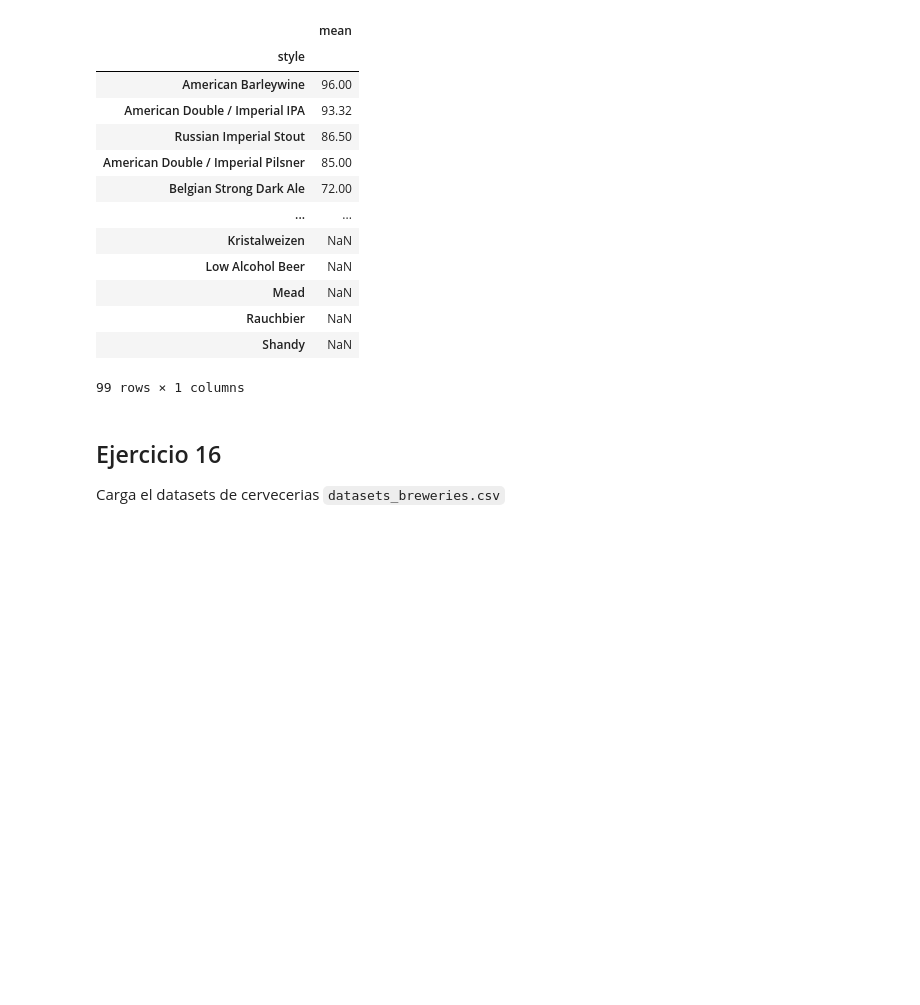
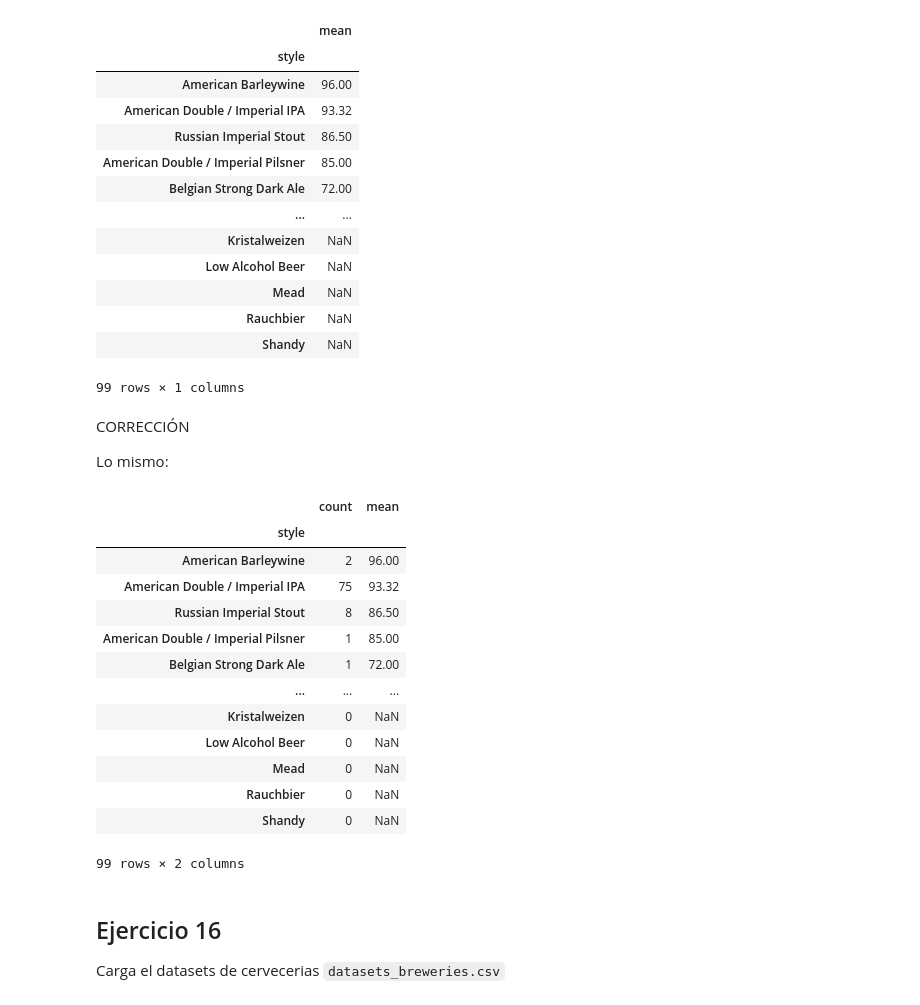
Before and after one commit to rafamd1/mi_copia_dsftmayo24semana1.1, a Jupyter notebook: semana 2/2-Pandas/Practica/6-Beers/birras_repaso.ipynb, the cells around one changed output. Drawn from its saved outputs; the diff is of its cells as text; code cells hidden in the pictures; blank space fills up the shorter version.

```diff
--- a/semana 2/2-Pandas/Practica/6-Beers/birras_repaso.ipynb
+++ b/semana 2/2-Pandas/Practica/6-Beers/birras_repaso.ipynb
@@ -366,6 +521,27 @@ df.groupby('style')['ibu'].agg([np.mean]).sort_values("mean", ascending = False)
 99 rows × 1 columns
 # %%
 # En media, los tipos de cerveza más amargos son American Barleywine, American Double / Imperial IPA y Russian Imperial Stout.
+# %% [markdown]
+CORRECCIÓN
+
+Lo mismo:
+# %%
+df.groupby('style')['ibu'].agg(['count', np.mean]).sort_values("mean", ascending = False)
+# %% [output]
+|  | count | mean |
+| style |  |  |
+| American Barleywine | 2 | 96.00 |
+| American Double / Imperial IPA | 75 | 93.32 |
+| Russian Imperial Stout | 8 | 86.50 |
+| American Double / Imperial Pilsner | 1 | 85.00 |
+| Belgian Strong Dark Ale | 1 | 72.00 |
+| ... | ... | ... |
+| Kristalweizen | 0 | NaN |
+| Low Alcohol Beer | 0 | NaN |
+| Mead | 0 | NaN |
+| Rauchbier | 0 | NaN |
+| Shandy | 0 | NaN |
+99 rows × 2 columns
 # %% [markdown]
 ## Ejercicio 16
 Carga el datasets de cervecerias `datasets_breweries.csv`
```
Also changed, not shown: parts of 34 cells of this notebook.
